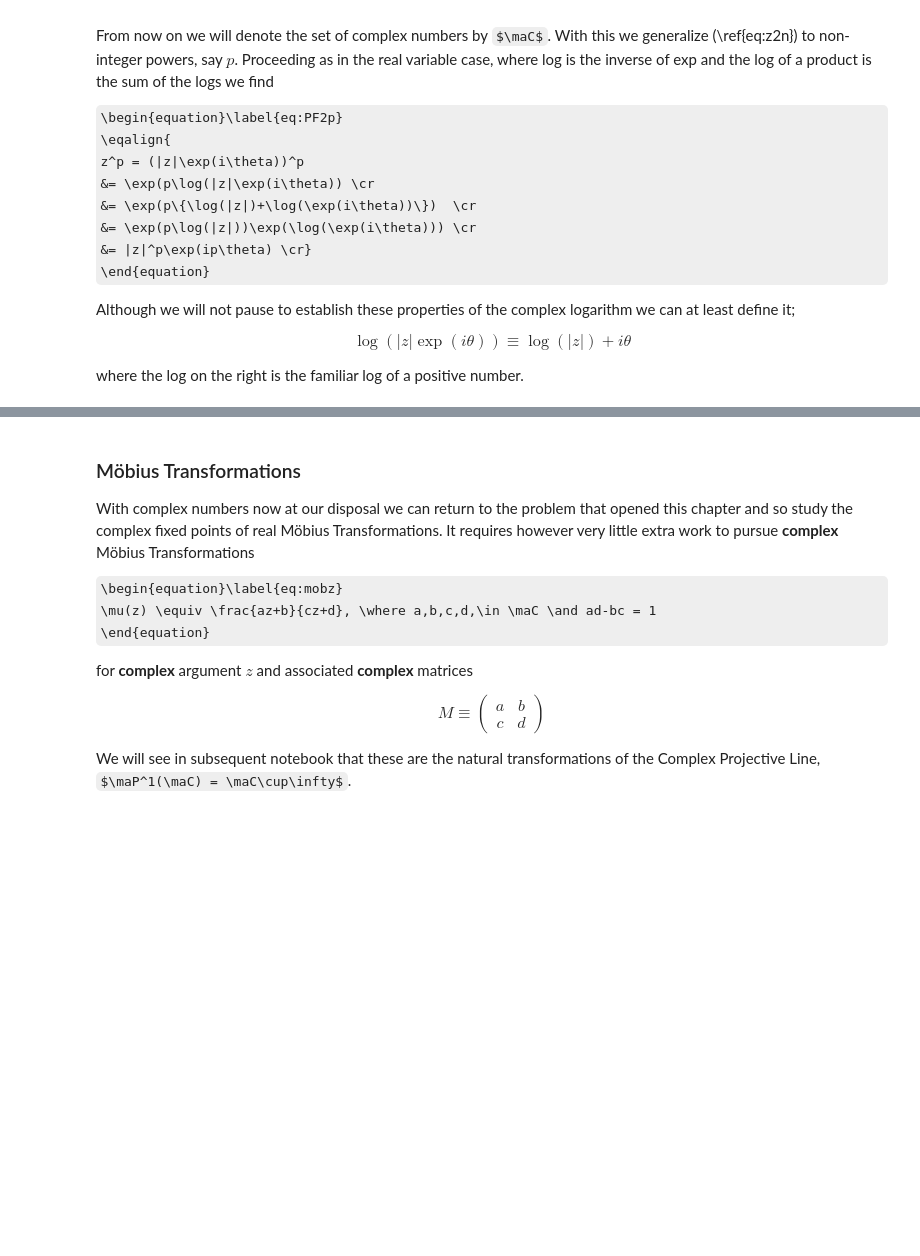
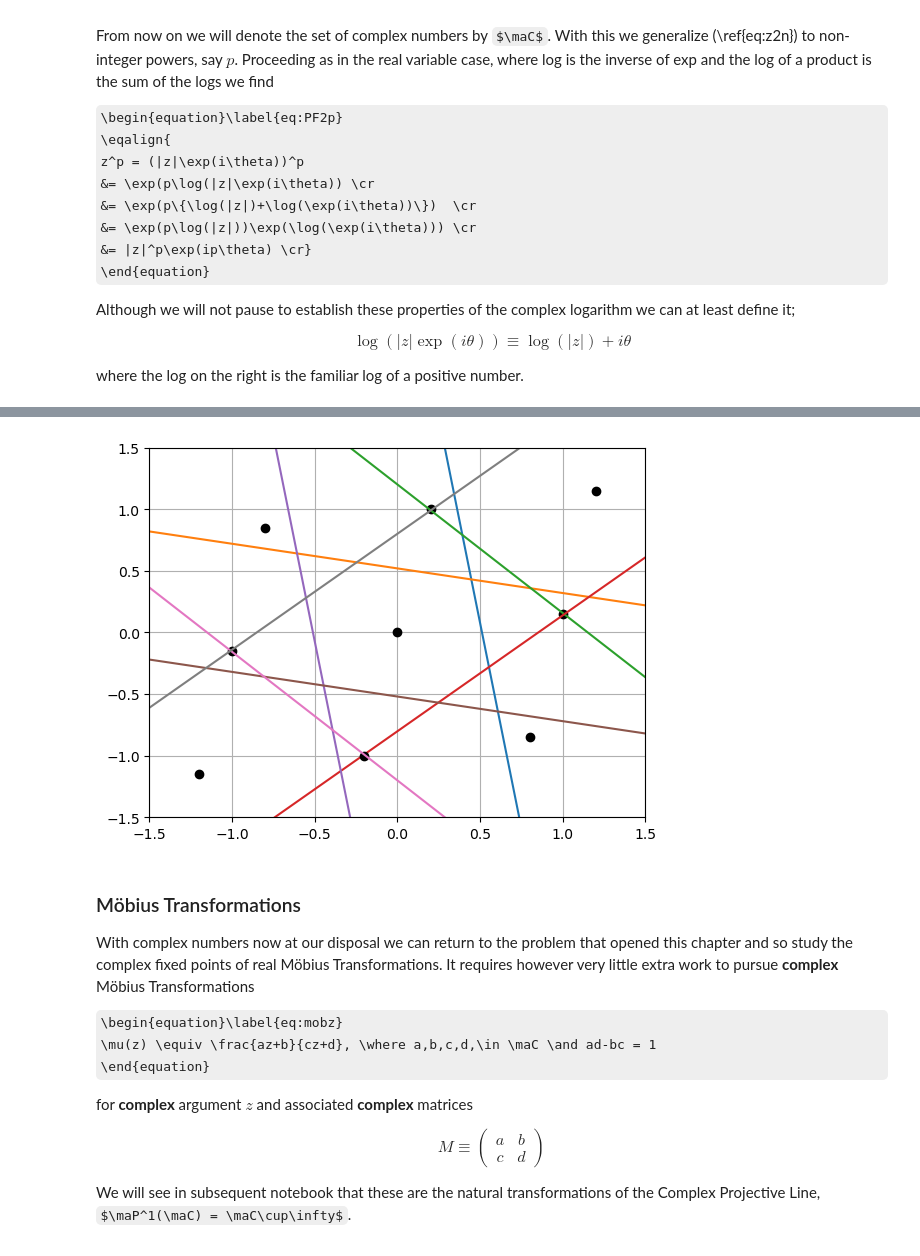
Before and after one commit to steve-cox-LA/JLA, a Jupyter notebook: 1. Transformations of the Plane/1.6.ComplexPlane.ipynb, the cells around one changed output, grey strips where cells are left out. Saved outputs shown, nothing was run; the diff lists cells and outputs as text; code cells hidden in the pictures; some formulas as TeX source; blank space fills up the shorter version.

```diff
--- a/1. Transformations of the Plane/1.6.ComplexPlane.ipynb
+++ b/1. Transformations of the Plane/1.6.ComplexPlane.ipynb
@@ -235,3 +252,36 @@ where the log on the right is the familiar log of a positive number.
+# %%
+# Dirichlet Polygon
+
+import numpy as np
+import matplotlib.pyplot as plt
+%matplotlib inline
+
+om1 = 1 + 0.15j
+om2 = 0.2 + 1j
+
+def Dslice(om):
+    u = om.real
+    v = om.imag
+    plt.plot(u,v,'ko')
+    x = np.linspace(-2,2,20)
+    y = (u**2 + v**2 - 2*u*x)/(2*v)
+    plt.plot(x,y)
+
+plt.plot(0,0,'ko')
+Dslice(om1)
+Dslice(om2)
+Dslice(om1+om2)
+Dslice(om1-om2)
+Dslice(-om1)
+Dslice(-om2)
+Dslice(-om1-om2)
+Dslice(-om1+om2)
+
+plt.axis([-3/2,3/2,-3/2,3/2])
+plt.grid('on')
+#plt.axis('equal')
+# %% [output]
+[figure, added]
 # %% [markdown]
 ### M&ouml;bius Transformations
 
```
Also changed, not shown: parts of 1 cell of this notebook.
